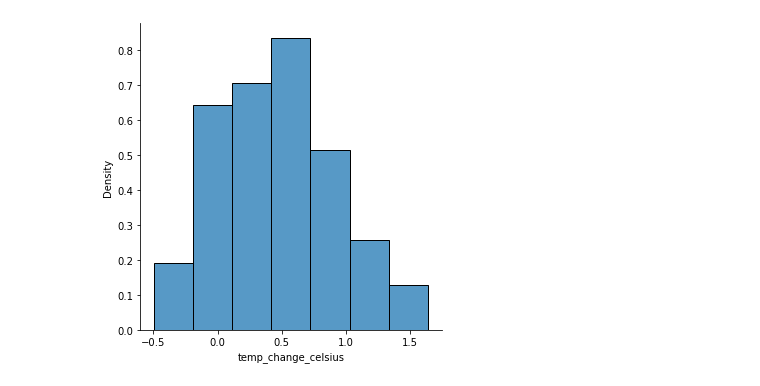
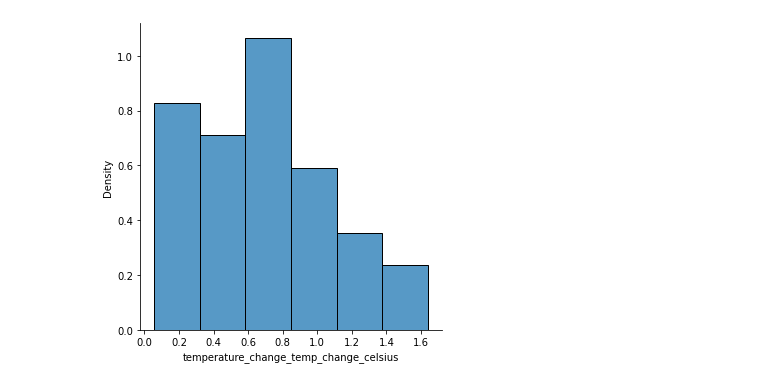
Before and after one commit to aramosg/final_project_global_warming, a Jupyter notebook: js_visualizations/webpage/notebooks/MEXICO_Temperature_Statistical Analysis.ipynb, the cells around one changed output. Drawn from its saved outputs; the diff is of its cells as text; code cells hidden in the pictures.

```diff
--- a/js_visualizations/webpage/notebooks/MEXICO_Temperature_Statistical Analysis.ipynb
+++ b/js_visualizations/webpage/notebooks/MEXICO_Temperature_Statistical Analysis.ipynb
@@ -17,4 +18,4 @@ temp_anom_df.head()
 # %%
-mex_temp_anom_df= temp_anom_df[(temp_anom_df['country_code_alpha_three'] == 'MEX')]
+mex_temp_anom_df= temp_anom_df[(temp_anom_df['country_code'] == 'MEX')]
 mex_temp_anom_df.head()
 # %% [output]
@@ -27,5 +29,41 @@ mex_temp_anom_df.head()
 # %%
-mex_temp_anom_df= mex_temp_anom_df.drop(['country_code_alpha_three'], axis=1)
+mex_temp_anom_df= mex_temp_anom_df.drop(['country_code', 'country_name',
+                                        'annual_co2_emissions_tons',
+ 'inflation_inflation_gdp_deflation',
+ 'deaths_from_drought',
+ 'deaths_from_extreme_temps',
+ 'deaths_from_floods',
+ 'deaths_from_storms',
+ 'deaths_from_wildfires',
+ 'people_affected_by_drought_per_100k',
+ 'people_affected_by_extreme_temperatures_per_100k',
+ 'people_affected_by_floods_per_100k',
+ 'people_affected_by_storms_per_100k',
+ 'people_affected_by_wildfires_per_100k',
+ 'economic_damages_from_drought',
+ 'economic_damages_from_drought_as_a_share_of_gdp',
+ 'economic_damages_from_extreme_temperatures',
+ 'economic_damages_from_extreme_temperatures_as_a_share_of_gdp',
+ 'economic_damages_from_floods',
+ 'economic_damages_from_floods_as_a_share_of_gdp',
+ 'economic_damages_from_storms',
+ 'economic_damages_from_storms_as_a_share_of_gdp',
+ 'economic_damages_from_wildfires',
+ 'economic_damages_as_a_share_of_gdp',
+ 'economic_damages',
+ 'economic_damages_thousands',
+ 'people_affected_per_100k',
+ 'number_of_deaths',
+ 'drought_count',
+ 'extreme_temperatures_count',
+ 'floods_count',
+ 'storms_count',
+ 'wildfires_count',
+ 'total_count_disasters',
+ 'population_population_growth_annual_percentage',
+ 'population_population_total',
+ 'agriculture_value_added_constants',
+ 'agriculture_value_added_percentage_gdp'], axis=1)
 mex_temp_anom_df.info()
 # %% [output]
 <class 'pandas.core.frame.DataFrame'>
@@ -69,4 +107,4 @@ AxesSubplot(0.125,0.125;0.775x0.755)
 # %%
-mex_temp_anom_df= mex_temp_anom_df.sort_values('temp_change_celsius',ascending=False)
+mex_temp_anom_df= mex_temp_anom_df.sort_values('temperature_change_temp_change_celsius',ascending=False)
 mex_temp_anom_df.head(10)
 # %% [output]
@@ -97,15 +135,15 @@ mex_temp_anom_df.describe()
 # %%
 import seaborn as sb
 
 # Extract feature we're interested in
-data = mex_temp_anom_df['temp_change_celsius']
+data = mex_temp_anom_df['temperature_change_temp_change_celsius']
 
 # Generate histogram/distribution plot
 sb.displot(data, stat="density")
 
 plt.show()
 # %% [output]
-[figure, old version]
+[figure, new version]
 # %%
 sb.displot(data, discrete = True, kde = True)
 plt.show()
```
Also changed, not shown: parts of 15 cells of this notebook, 3 other files.
